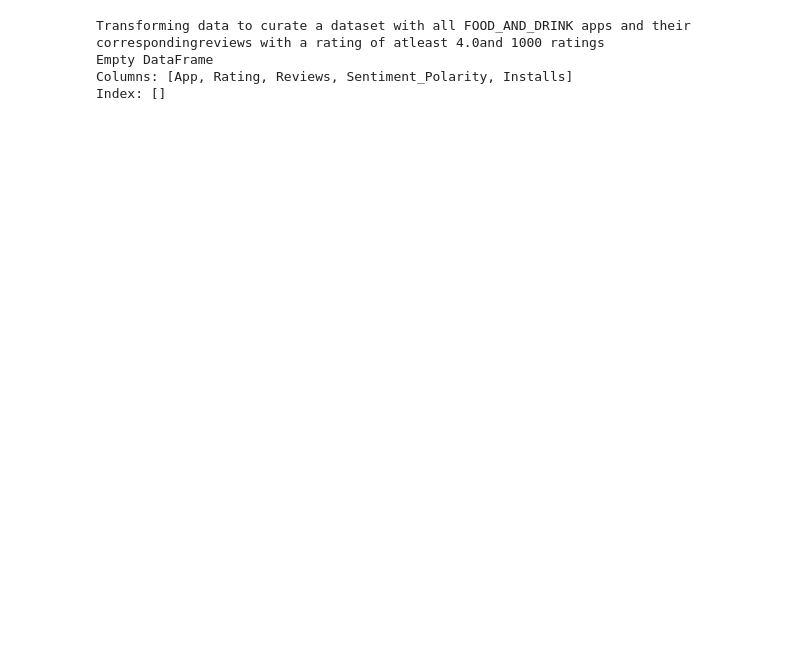
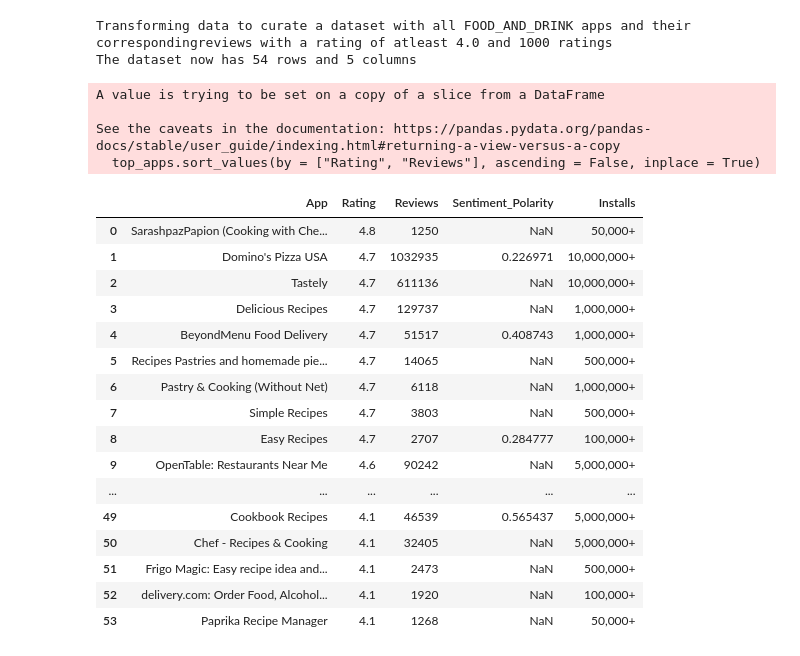
Before and after one commit to Nyan-dwaro/ETL, a Jupyter notebook: Eng.ipynb, the cells around one changed output. Saved outputs shown, nothing was run; the diff lists cells and outputs as text; code cells hidden in the pictures; blank space fills up the shorter version.

```diff
--- a/Eng.ipynb
+++ b/Eng.ipynb
@@ -92,7 +46,7 @@ dtype: object
 def transform(apps, reviews, category, min_rating, min_reviews):
   print(f"Transforming data to curate a dataset with all {category} apps and their corresponding"
   f"reviews with a rating of atleast {min_rating}"
-  f"and {min_reviews} ratings")
+  f" and {min_reviews} ratings")
 
   #drop duplicates
   reviews = reviews.drop_duplicates()
@@ -105,35 +59,56 @@ def transform(apps, reviews, category, min_rating, min_reviews):
   #aggregated subset_review dataframe
   aggregated_review = subset_reviews.groupby("App").mean()
 
   #join them back
   joined_apps_reviews = subset_apps.join(aggregated_review, on = "App", how = "left")
 
   #keep only the needed columns
   filtered_apps_reviews = joined_apps_reviews.loc[:, ['App', 'Rating', 'Reviews', 'Sentiment_Polarity', 'Installs']]
 
   # convert reviews to int
   filtered_apps_reviews = filtered_apps_reviews.astype({"Reviews": "int32"})
 
   #Return ratings greater than 4 and reviews more than 1000
   top_apps = filtered_apps_reviews.loc[(filtered_apps_reviews["Rating"]>min_rating) & (filtered_apps_reviews["Reviews"]>min_reviews), : ]
 
   top_apps.sort_values(by = ["Rating", "Reviews"], ascending = False, inplace = True)
   top_apps.reset_index(drop = True, inplace = True)
 
+  print(f"The dataset now has {top_apps_data.shape[0]} rows and {top_apps_data.shape[1]} columns")
+
 
   return top_apps
 
 #function call
 top_apps_data = transform(
     apps = app_data,
     reviews = review_data,
     category = "FOOD_AND_DRINK",
     min_rating = 4.0,
     min_reviews = 1000
 )
-print(top_apps_data)
+top_apps_data
 # %% [output]
-Transforming data to curate a dataset with all FOOD_AND_DRINK apps and their correspondingreviews with a rating of atleast 4.0and 1000 ratings
-Empty DataFrame
-Columns: [App, Rating, Reviews, Sentiment_Polarity, Installs]
-Index: []
+Transforming data to curate a dataset with all FOOD_AND_DRINK apps and their correspondingreviews with a rating of atleast 4.0 and 1000 ratings
+The dataset now has 54 rows and 5 columns
+A value is trying to be set on a copy of a slice from a DataFrame
+
+See the caveats in the documentation: https://pandas.pydata.org/pandas-docs/stable/user_guide/indexing.html#returning-a-view-versus-a-copy
+  top_apps.sort_values(by = ["Rating", "Reviews"], ascending = False, inplace = True)
+|  | App | Rating | Reviews | Sentiment_Polarity | Installs |
+| 0 | SarashpazPapion (Cooking with Che... | 4.8 | 1250 | NaN | 50,000+ |
+| 1 | Domino's Pizza USA | 4.7 | 1032935 | 0.226971 | 10,000,000+ |
+| 2 | Tastely | 4.7 | 611136 | NaN | 10,000,000+ |
+| 3 | Delicious Recipes | 4.7 | 129737 | NaN | 1,000,000+ |
+| 4 | BeyondMenu Food Delivery | 4.7 | 51517 | 0.408743 | 1,000,000+ |
+| 5 | Recipes Pastries and homemade pie... | 4.7 | 14065 | NaN | 500,000+ |
+| 6 | Pastry & Cooking (Without Net) | 4.7 | 6118 | NaN | 1,000,000+ |
+| 7 | Simple Recipes | 4.7 | 3803 | NaN | 500,000+ |
+| 8 | Easy Recipes | 4.7 | 2707 | 0.284777 | 100,000+ |
+| 9 | OpenTable: Restaurants Near Me | 4.6 | 90242 | NaN | 5,000,000+ |
+| ... | ... | ... | ... | ... | ... |
+| 49 | Cookbook Recipes | 4.1 | 46539 | 0.565437 | 5,000,000+ |
+| 50 | Chef - Recipes & Cooking | 4.1 | 32405 | NaN | 5,000,000+ |
+| 51 | Frigo Magic: Easy recipe idea and... | 4.1 | 2473 | NaN | 500,000+ |
+| 52 | delivery.com: Order Food, Alcohol... | 4.1 | 1920 | NaN | 100,000+ |
+| 53 | Paprika Recipe Manager | 4.1 | 1268 | NaN | 50,000+ |
```
Also changed, not shown: parts of 4 cells of this notebook.
